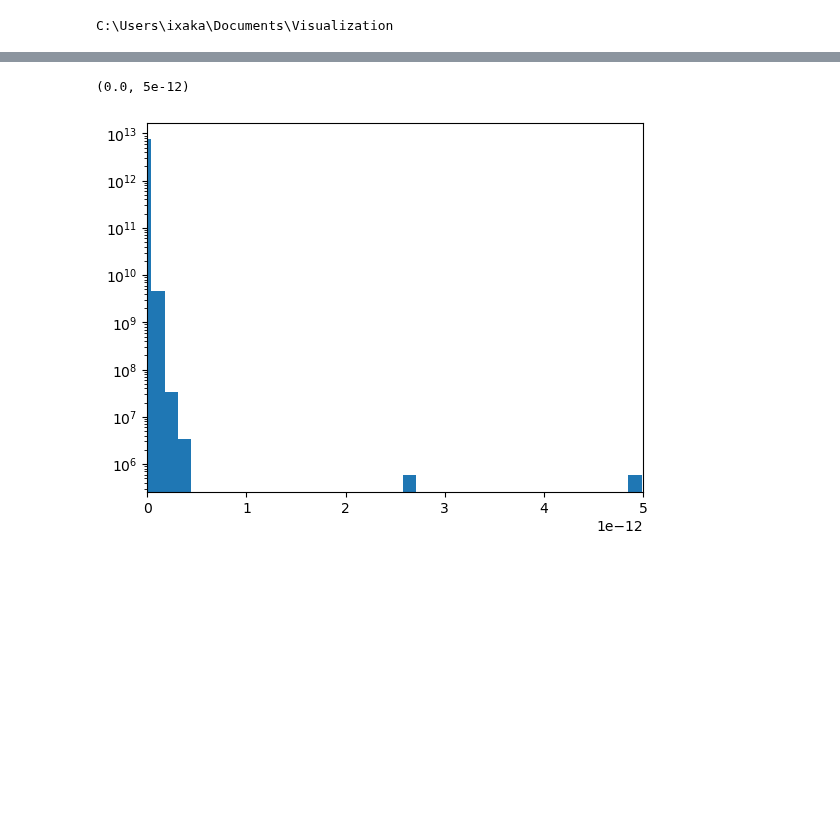
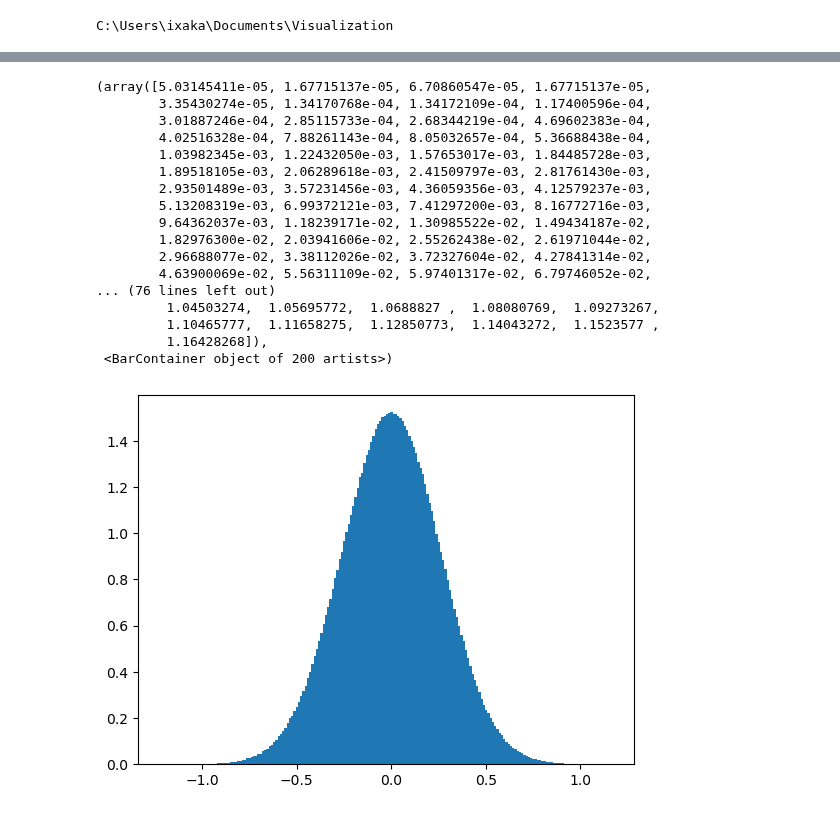
Before and after one commit to ixakalabadie/ViSL3D, a Jupyter notebook: create_3d_visualization.ipynb, the cells around one changed output, grey strips where cells are left out. Cells and saved outputs as stored; diff of their text form; code cells hidden in the pictures; blank space fills up the shorter version.

```diff
--- a/create_3d_visualization.ipynb
+++ b/create_3d_visualization.ipynb
@@ -31,8 +31,21 @@ WARNING: UnitsWarning: 'erg/cm2/s/A' contains multiple slashes, which is discour
-# %%
-plt.hist(HI_cube.unmasked_data[:].to_value().flatten()*1000, bins=40, density=True)
-plt.yscale('log')
-#plt.xlim(0,20)
-plt.xlim(0,5e-12)
-# %% [output]
-(0.0, 5e-12)
-[figure, removed]
+# %%
+plt.hist(HI_cube.unmasked_data[:20].to_value().flatten()*1000, bins=200, density=True)
+# %% [output]
+(array([5.03145411e-05, 1.67715137e-05, 6.70860547e-05, 1.67715137e-05,
+        3.35430274e-05, 1.34170768e-04, 1.34172109e-04, 1.17400596e-04,
+        3.01887246e-04, 2.85115733e-04, 2.68344219e-04, 4.69602383e-04,
+        4.02516328e-04, 7.88261143e-04, 8.05032657e-04, 5.36688438e-04,
+        1.03982345e-03, 1.22432050e-03, 1.57653017e-03, 1.84485728e-03,
+        1.89518105e-03, 2.06289618e-03, 2.41509797e-03, 2.81761430e-03,
+        2.93501489e-03, 3.57231456e-03, 4.36059356e-03, 4.12579237e-03,
+        5.13208319e-03, 6.99372121e-03, 7.41297200e-03, 8.16772716e-03,
+        9.64362037e-03, 1.18239171e-02, 1.30985522e-02, 1.49434187e-02,
+        1.82976300e-02, 2.03941606e-02, 2.55262438e-02, 2.61971044e-02,
+        2.96688077e-02, 3.38112026e-02, 3.72327604e-02, 4.27841314e-02,
+        4.63900069e-02, 5.56311109e-02, 5.97401317e-02, 6.79746052e-02,
+... (76 lines left out)
+         1.04503274,  1.05695772,  1.0688827 ,  1.08080769,  1.09273267,
+         1.10465777,  1.11658275,  1.12850773,  1.14043272,  1.1523577 ,
+         1.16428268]),
+ <BarContainer object of 200 artists>)
+[figure, added]
```
Also changed, not shown: parts of 5 cells of this notebook, 1 other file.
